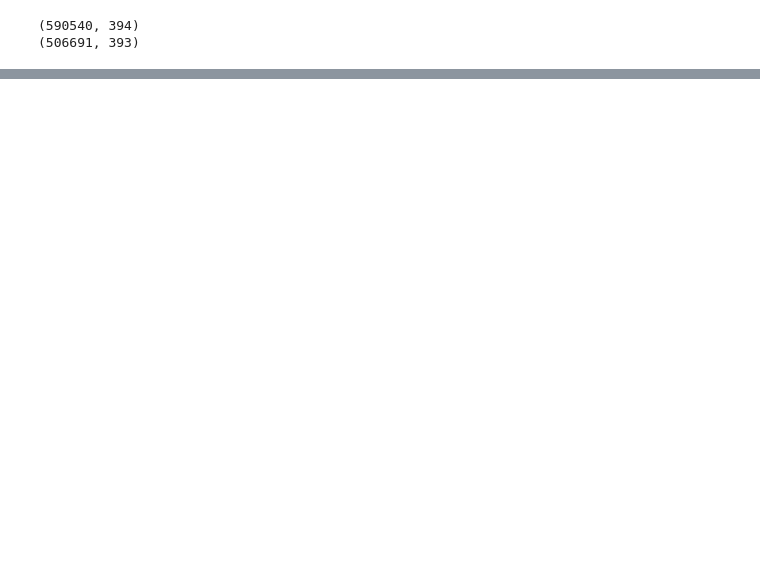
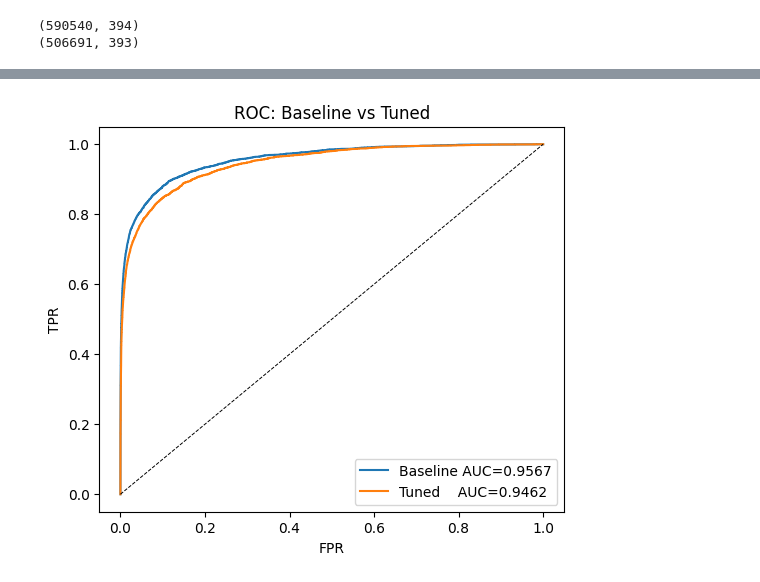
Before and after one commit to sudo-KingJahad/midterm-machine-learning, a Jupyter notebook: midterm_transaction_data.ipynb, the cells around one changed output, grey strips where cells are left out. Cells and saved outputs as stored; diff of their text form; code cells hidden in the pictures; blank space fills up the shorter version.

```diff
--- a/midterm_transaction_data.ipynb
+++ b/midterm_transaction_data.ipynb
@@ -59,0 +211,18 @@ shape: (5, 393)
+# %%
+param_grid = {
+    'num_leaves': [31, 64],
+    'n_estimators': [200]   # tetap kecil supaya cepat
+}
+
+grid = GridSearchCV(
+    estimator=LGBMClassifier(objective='binary', learning_rate=0.05, class_weight='balanced', random_state=42, n_jobs=-1),
+    param_grid=param_grid,
+    scoring='roc_auc',
+    cv=2,
+    verbose=1
+)
+
+grid.fit(X_train, y_train)
+print("Best params:", grid.best_params_)
+print("Best CV AUC:", grid.best_score_)
+best = grid.best_estimator_
@@ -59,0 +247,8 @@ shape: (5, 393)
+# %%
+val_proba_best = best.predict_proba(X_val)[:,1]
+print("Tuned ROC-AUC:", roc_auc_score(y_val, val_proba_best))
+
+# classification report dengan threshold 0.5
+y_pred = (val_proba_best > 0.5).astype(int)
+print(classification_report(y_val, y_pred))
+print("Confusion matrix:\n", confusion_matrix(y_val, y_pred))
@@ -59,0 +269,13 @@ shape: (5, 393)
+# %%
+fpr_b, tpr_b, _ = roc_curve(y_val, val_proba_baseline)
+fpr_t, tpr_t, _ = roc_curve(y_val, val_proba_best)
+
+plt.figure(figsize=(6,5))
+plt.plot(fpr_b, tpr_b, label=f'Baseline AUC={auc(fpr_b,tpr_b):.4f}')
+plt.plot(fpr_t, tpr_t, label=f'Tuned    AUC={auc(fpr_t,tpr_t):.4f}')
+plt.plot([0,1],[0,1],'k--', linewidth=0.7)
+plt.xlabel('FPR'); plt.ylabel('TPR'); plt.title('ROC: Baseline vs Tuned')
+plt.legend(loc='lower right')
+plt.show()
+# %% [output]
+[figure, added]
```
Also changed, not shown: parts of 16 cells of this notebook.
